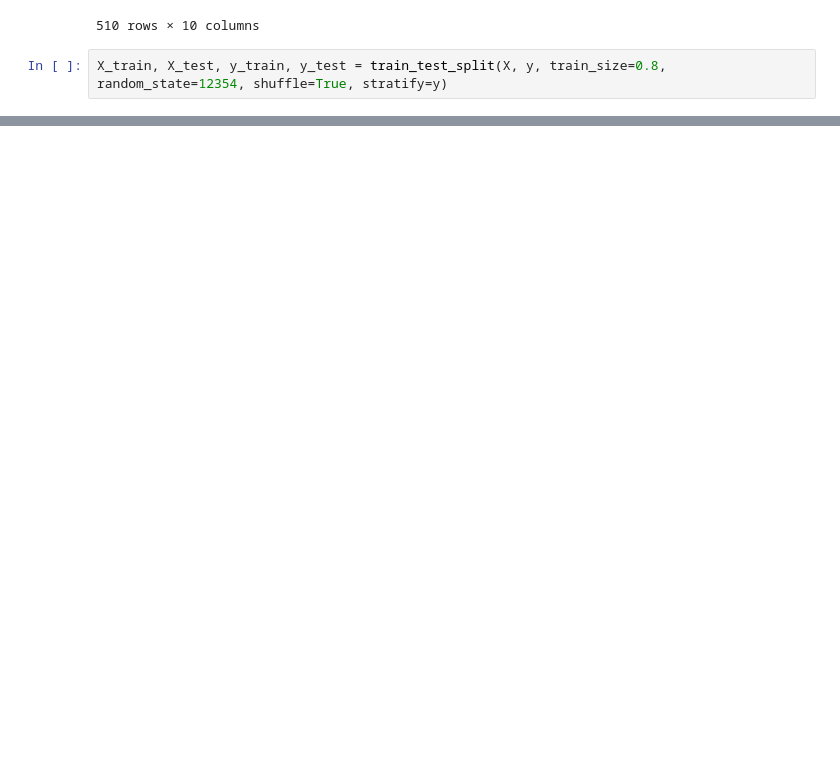
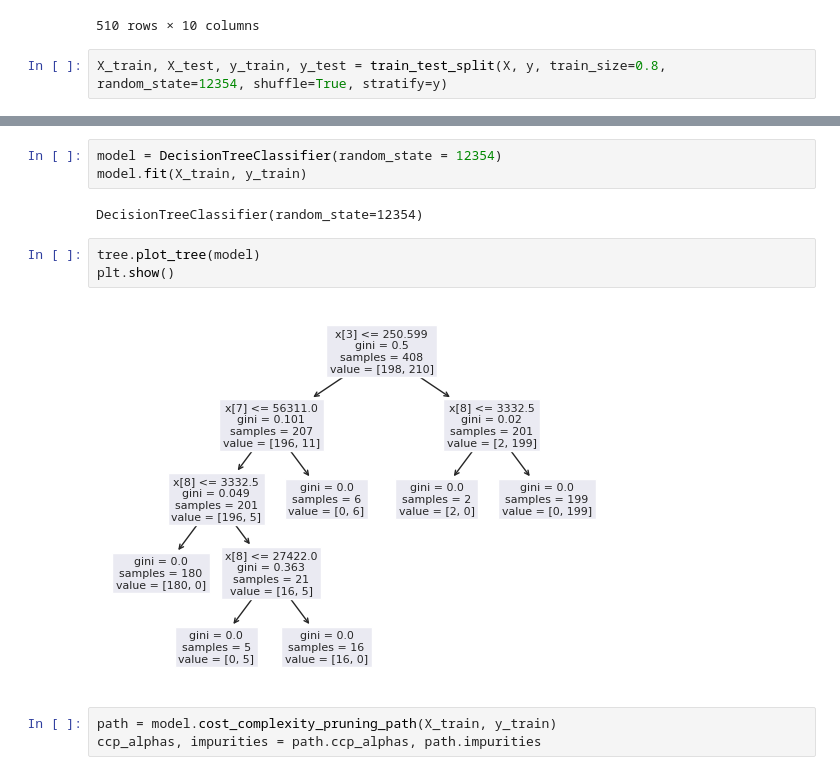
Before and after one commit to Kaiziferr/machine_learning, a Jupyter notebook: decision_tree/classify_bitcoin_and_litecoin_network_traffic.ipynb, the cells around one changed output, grey strips where cells are left out. Drawn from its saved outputs; the diff is of its cells as text; blank space fills up the shorter version.

```diff
--- a/decision_tree/classify_bitcoin_and_litecoin_network_traffic.ipynb
+++ b/decision_tree/classify_bitcoin_and_litecoin_network_traffic.ipynb
@@ -237,0 +297,13 @@ DecisionTreeClassifier()
+# %%
+model = DecisionTreeClassifier(random_state = 12354)
+model.fit(X_train, y_train)
+# %% [output]
+DecisionTreeClassifier(random_state=12354)
+# %%
+tree.plot_tree(model)
+plt.show()
+# %% [output]
+[figure, added]
+# %%
+path = model.cost_complexity_pruning_path(X_train, y_train)
+ccp_alphas, impurities = path.ccp_alphas, path.impurities
```
Also changed, not shown: parts of 30 cells of this notebook.
